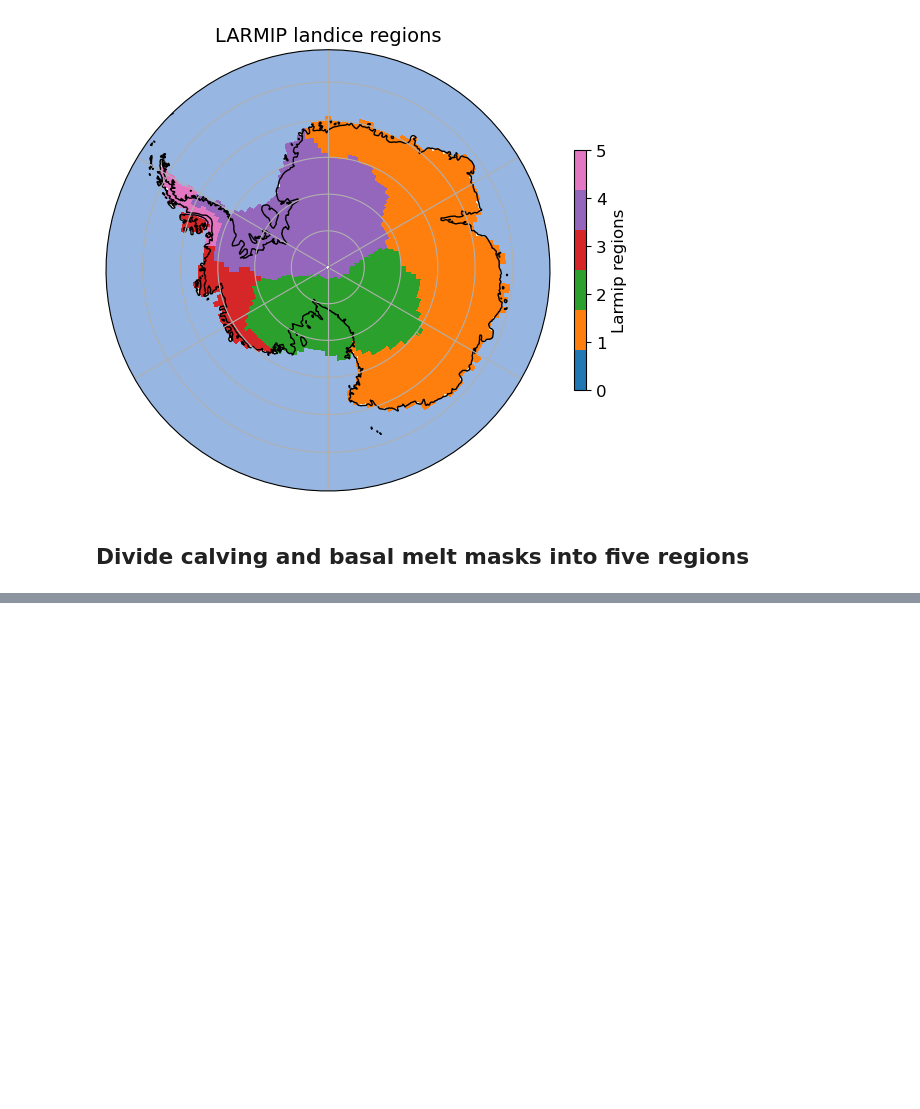
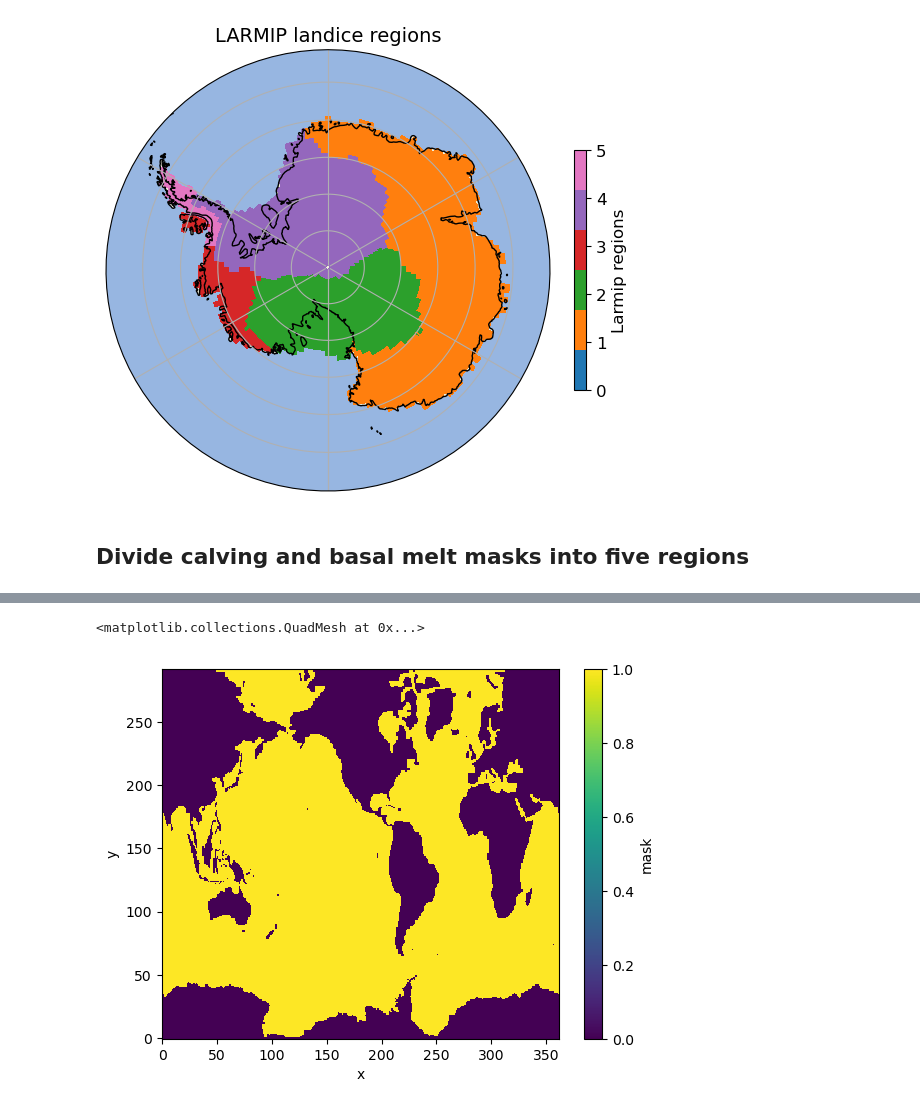
Before and after one commit to evevadeli/ece-interactive-fwf, a Jupyter notebook: runtime/classic/fwf/interactive/notebooks/regridder.ipynb, the cells around one changed output, grey strips where cells are left out. Cells and saved outputs as stored; diff of their text form; code cells hidden in the pictures; blank space fills up the shorter version.

```diff
--- a/runtime/classic/fwf/interactive/notebooks/regridder.ipynb
+++ b/runtime/classic/fwf/interactive/notebooks/regridder.ipynb
@@ -686,0 +696,5 @@ fn_calving_mask =
+# %%
+ds_nemo['mask'].plot.pcolormesh()
+# %% [output]
+<matplotlib.collections.QuadMesh at 0x...>
+[figure, added]
```
Also changed, not shown: parts of 33 cells of this notebook.
